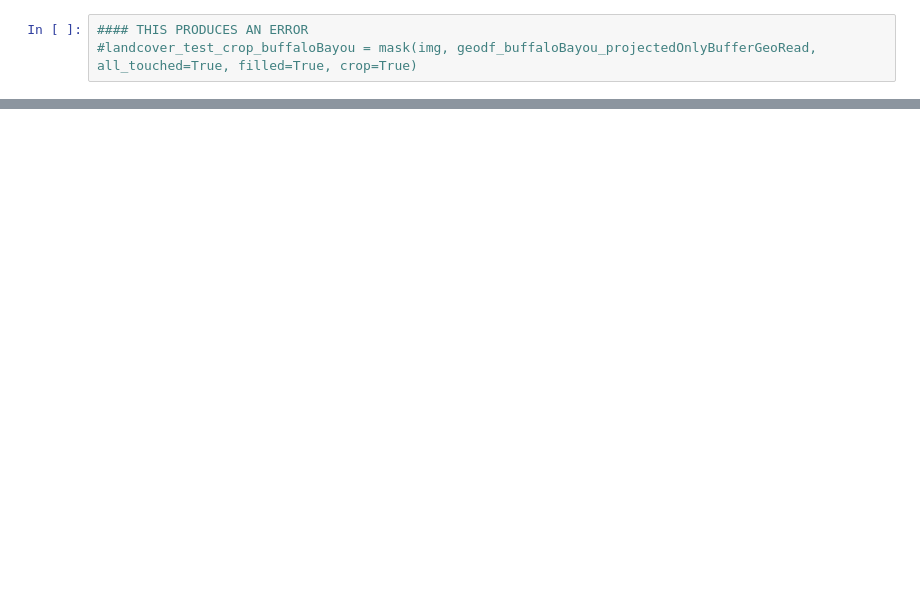
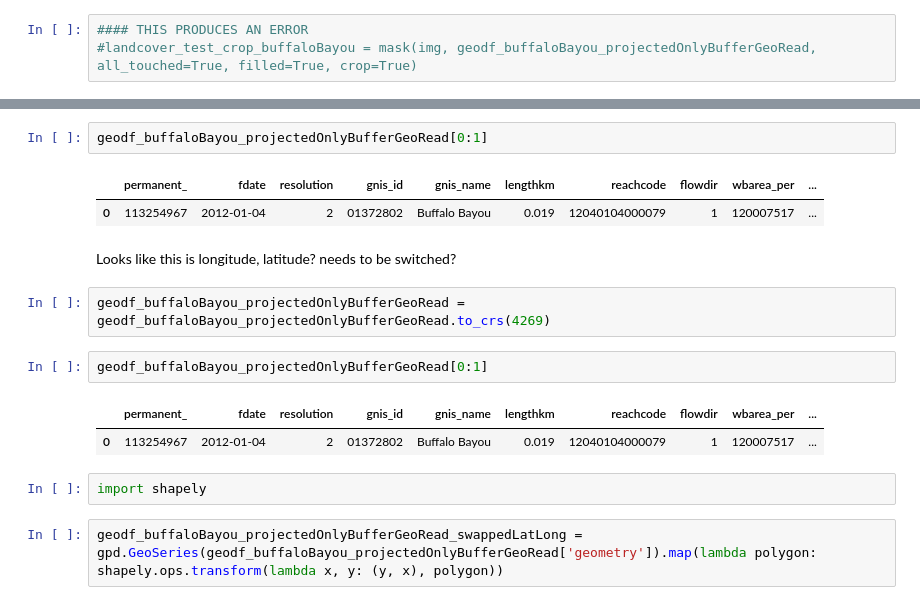
Before and after one commit to JustinGOSSES/river-maps-experiments, a Jupyter notebook: notebooks/Exploration.ipynb, the cells around one changed output, grey strips where cells are left out. Drawn from its saved outputs; the diff is of its cells as text; blank space fills up the shorter version.

```diff
--- a/notebooks/Exploration.ipynb
+++ b/notebooks/Exploration.ipynb
@@ -874,0 +886,18 @@ Can't seem to get the coordinate systems to work well. Maybe the CRS of the tiff
+# %%
+geodf_buffaloBayou_projectedOnlyBufferGeoRead[0:1]
+# %% [output]
+|  | permanent_ | fdate | resolution | gnis_id | gnis_name | lengthkm | reachcode | flowdir | wbarea_per | ... |
+| 0 | 113254967 | 2012-01-04 | 2 | 01372802 | Buffalo Bayou | 0.019 | 12040104000079 | 1 | 120007517 | ... |
+# %% [markdown]
+Looks like this is longitude, latitude? needs to be switched?
+# %%
+geodf_buffaloBayou_projectedOnlyBufferGeoRead = geodf_buffaloBayou_projectedOnlyBufferGeoRead.to_crs(4269)
+# %%
+geodf_buffaloBayou_projectedOnlyBufferGeoRead[0:1]
+# %% [output]
+|  | permanent_ | fdate | resolution | gnis_id | gnis_name | lengthkm | reachcode | flowdir | wbarea_per | ... |
+| 0 | 113254967 | 2012-01-04 | 2 | 01372802 | Buffalo Bayou | 0.019 | 12040104000079 | 1 | 120007517 | ... |
+# %%
+import shapely
+# %%
+geodf_buffaloBayou_projectedOnlyBufferGeoRead_swappedLatLong = gpd.GeoSeries(geodf_buffaloBayou_projectedOnlyBufferGeoRead['geometry']).map(lambda polygon: shapely.ops.transform(lambda x, y: (y, x), polygon))
```
Also changed, not shown: parts of 71 cells of this notebook, 1 other file.
